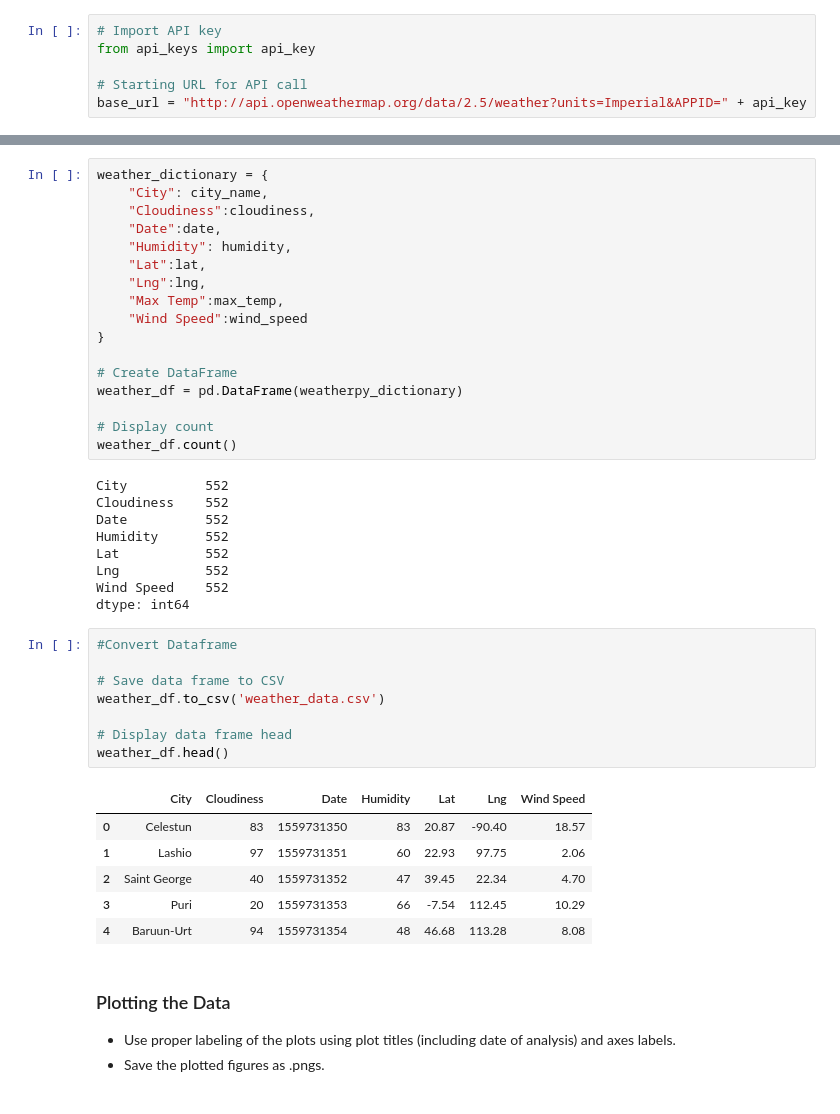
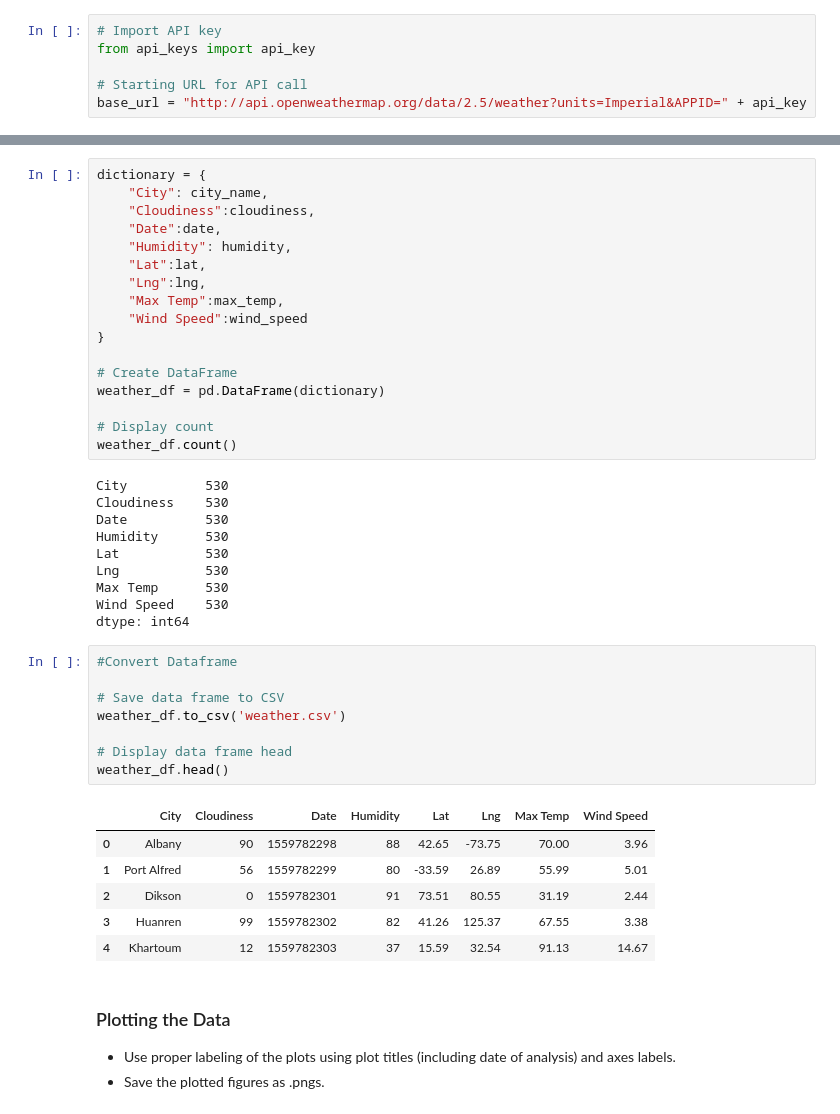
Before and after one commit to astoriajosh28/myhomework, a Jupyter notebook: HW#6/Resources/WeatherPy.ipynb, the cells around one changed output, grey strips where cells are left out. Cells and saved outputs as stored; diff of their text form.

```diff
--- a/HW#6/Resources/WeatherPy.ipynb
+++ b/HW#6/Resources/WeatherPy.ipynb
@@ -124,5 +123,5 @@ http://api.openweathermap.org/data/2.5/weather?units=Imperial&APPID=78d0973e56ba
 # %%
-weather_dictionary = {
+dictionary = {
     "City": city_name,
     "Cloudiness":cloudiness,
     "Date":date,
@@ -134,34 +133,35 @@ weather_dictionary = {
 }
 
 # Create DataFrame
-weather_df = pd.DataFrame(weatherpy_dictionary)
+weather_df = pd.DataFrame(dictionary)
 
 # Display count
 weather_df.count()
 # %% [output]
-City          552
-Cloudiness    552
-Date          552
-Humidity      552
-Lat           552
-Lng           552
-Wind Speed    552
+City          530
+Cloudiness    530
+Date          530
+Humidity      530
+Lat           530
+Lng           530
+Max Temp      530
+Wind Speed    530
 dtype: int64
 # %%
 #Convert Dataframe
 
 # Save data frame to CSV
-weather_df.to_csv('weather_data.csv')
+weather_df.to_csv('weather.csv')
 
 # Display data frame head
 weather_df.head()
 # %% [output]
-|  | City | Cloudiness | Date | Humidity | Lat | Lng | Wind Speed |
-| 0 | Celestun | 83 | 1559731350 | 83 | 20.87 | -90.40 | 18.57 |
-| 1 | Lashio | 97 | 1559731351 | 60 | 22.93 | 97.75 | 2.06 |
-| 2 | Saint George | 40 | 1559731352 | 47 | 39.45 | 22.34 | 4.70 |
-| 3 | Puri | 20 | 1559731353 | 66 | -7.54 | 112.45 | 10.29 |
-| 4 | Baruun-Urt | 94 | 1559731354 | 48 | 46.68 | 113.28 | 8.08 |
+|  | City | Cloudiness | Date | Humidity | Lat | Lng | Max Temp | Wind Speed |
+| 0 | Albany | 90 | 1559782298 | 88 | 42.65 | -73.75 | 70.00 | 3.96 |
+| 1 | Port Alfred | 56 | 1559782299 | 80 | -33.59 | 26.89 | 55.99 | 5.01 |
+| 2 | Dikson | 0 | 1559782301 | 91 | 73.51 | 80.55 | 31.19 | 2.44 |
+| 3 | Huanren | 99 | 1559782302 | 82 | 41.26 | 125.37 | 67.55 | 3.38 |
+| 4 | Khartoum | 12 | 1559782303 | 37 | 15.59 | 32.54 | 91.13 | 14.67 |
 # %% [markdown]
 ### Plotting the Data
 * Use proper labeling of the plots using plot titles (including date of analysis) and axes labels.
```
Also changed, not shown: parts of 8 cells of this notebook.
